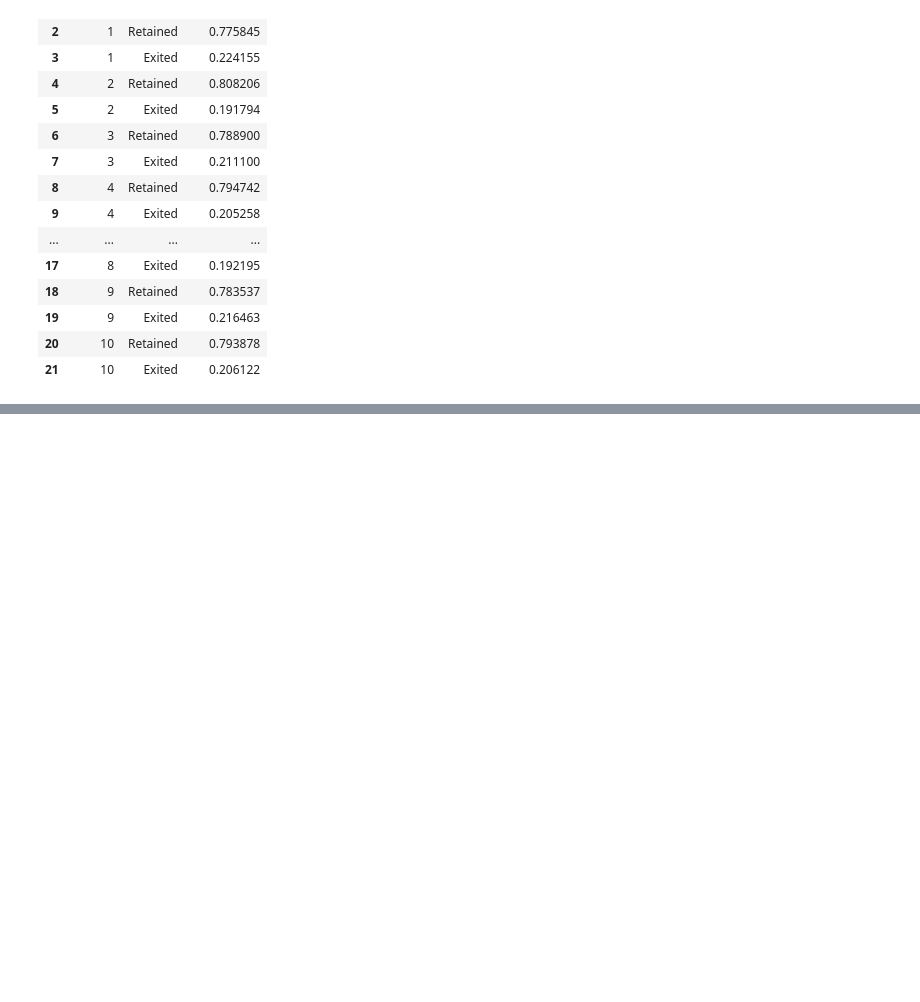
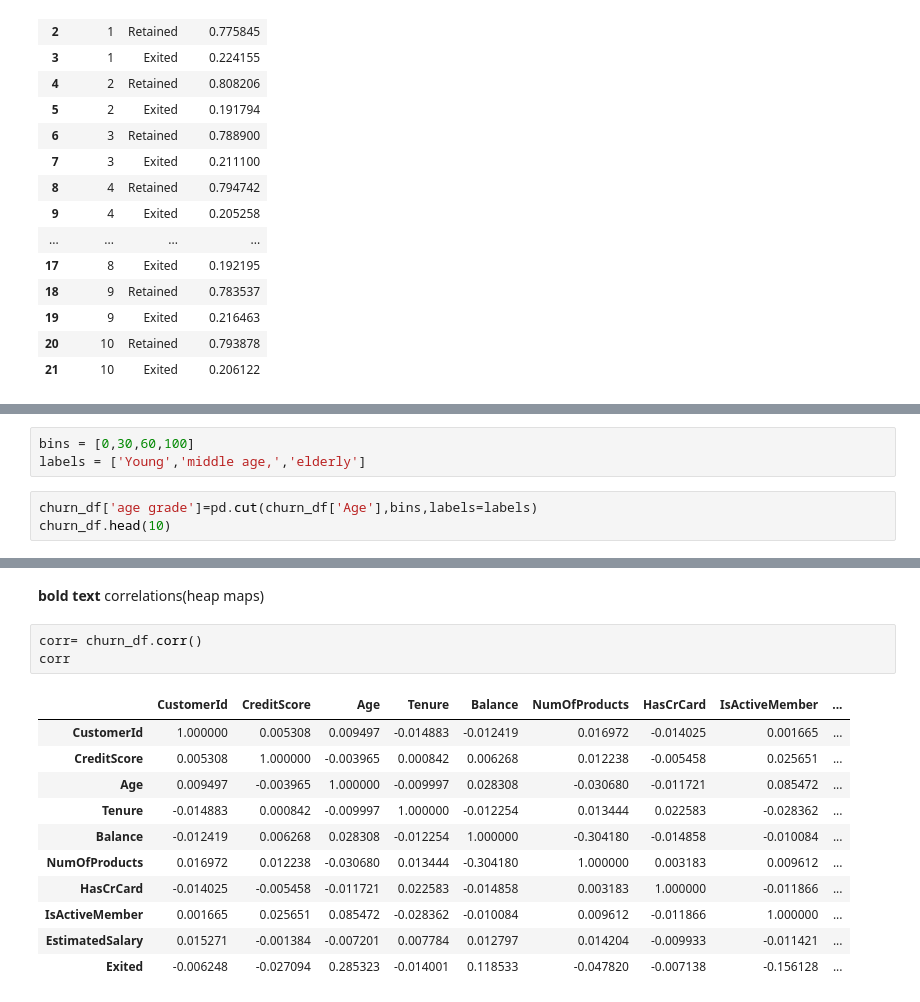
Before and after one commit to Francis-30/Francis-30, a Jupyter notebook: churn_analysis.ipynb, the cells around one changed output, grey strips where cells are left out. Cells and saved outputs as stored; diff of their text form; blank space fills up the shorter version.

```diff
--- a/churn_analysis.ipynb
+++ b/churn_analysis.ipynb
@@ -264,0 +278,6 @@ fig.show()
+# %%
+bins = [0,30,60,100]
+labels = ['Young','middle age,','elderly']
+# %%
+churn_df['age grade']=pd.cut(churn_df['Age'],bins,labels=labels)
+churn_df.head(10)
@@ -264,0 +377,18 @@ fig.show()
+# %% [markdown]
+**bold text**
+correlations(heap maps)
+# %%
+corr= churn_df.corr()
+corr
+# %% [output]
+|  | CustomerId | CreditScore | Age | Tenure | Balance | NumOfProducts | HasCrCard | IsActiveMember | ... |
+| CustomerId | 1.000000 | 0.005308 | 0.009497 | -0.014883 | -0.012419 | 0.016972 | -0.014025 | 0.001665 | ... |
+| CreditScore | 0.005308 | 1.000000 | -0.003965 | 0.000842 | 0.006268 | 0.012238 | -0.005458 | 0.025651 | ... |
+| Age | 0.009497 | -0.003965 | 1.000000 | -0.009997 | 0.028308 | -0.030680 | -0.011721 | 0.085472 | ... |
+| Tenure | -0.014883 | 0.000842 | -0.009997 | 1.000000 | -0.012254 | 0.013444 | 0.022583 | -0.028362 | ... |
+| Balance | -0.012419 | 0.006268 | 0.028308 | -0.012254 | 1.000000 | -0.304180 | -0.014858 | -0.010084 | ... |
+| NumOfProducts | 0.016972 | 0.012238 | -0.030680 | 0.013444 | -0.304180 | 1.000000 | 0.003183 | 0.009612 | ... |
+| HasCrCard | -0.014025 | -0.005458 | -0.011721 | 0.022583 | -0.014858 | 0.003183 | 1.000000 | -0.011866 | ... |
+| IsActiveMember | 0.001665 | 0.025651 | 0.085472 | -0.028362 | -0.010084 | 0.009612 | -0.011866 | 1.000000 | ... |
+| EstimatedSalary | 0.015271 | -0.001384 | -0.007201 | 0.007784 | 0.012797 | 0.014204 | -0.009933 | -0.011421 | ... |
+| Exited | -0.006248 | -0.027094 | 0.285323 | -0.014001 | 0.118533 | -0.047820 | -0.007138 | -0.156128 | ... |
```
Also changed, not shown: parts of 17 cells of this notebook.
